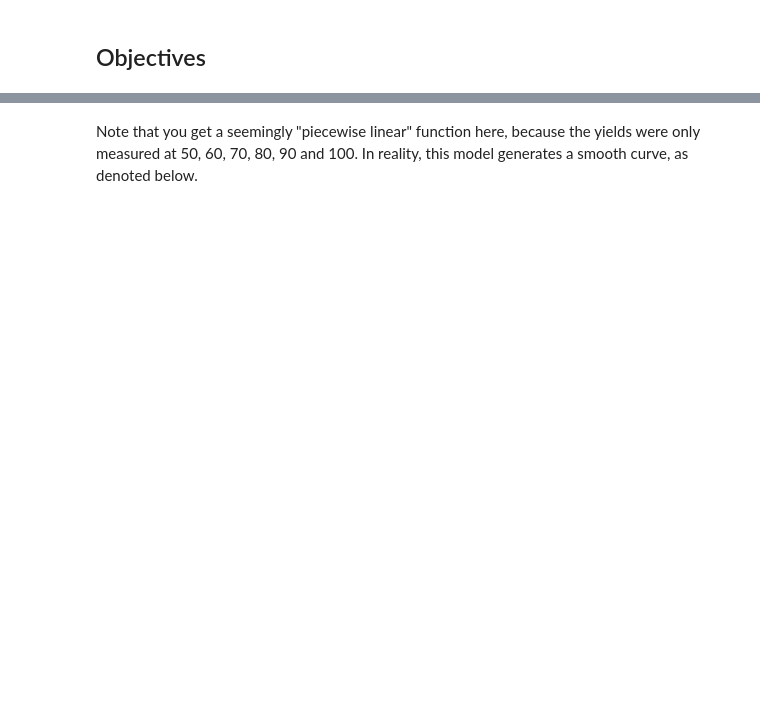
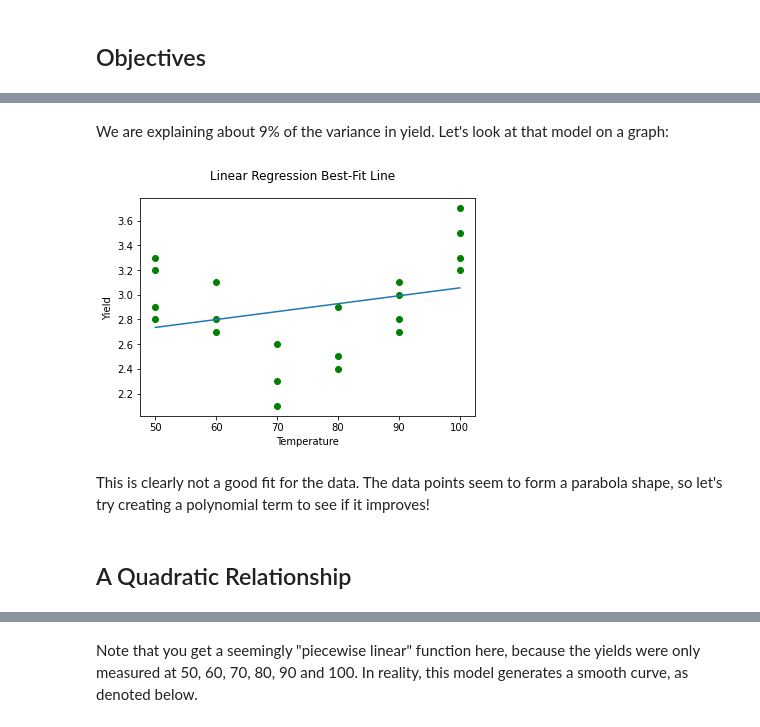
Before and after one commit to learn-co-curriculum/dsc-polynomial-regression-v2-5, a Jupyter notebook: index.ipynb, the cells around one changed output, grey strips where cells are left out. Cells and saved outputs as stored; diff of their text form; code cells hidden in the pictures; blank space fills up the shorter version.

```diff
--- a/index.ipynb
+++ b/index.ipynb
@@ -105,0 +98,3 @@ r2_score(y, reg_q.predict(X))
+# %%
+import statsmodels.api as sm
+linear_results = sm.OLS(y, sm.add_constant(X)).fit()
@@ -105,0 +111,15 @@ r2_score(y, reg_q.predict(X))
+# %% [markdown]
+We are explaining about 9% of the variance in yield. Let's look at that model on a graph:
+# %%
+fig, ax = plt.subplots()
+ax.scatter(X, y, color='green')
+ax.plot(X, linear_results.predict(sm.add_constant(X)))
+ax.set_xlabel('Temperature')
+ax.set_ylabel('Yield')
+fig.suptitle("Linear Regression Best-Fit Line");
+# %% [output]
+[figure, added]
+# %% [markdown]
+This is clearly not a good fit for the data. The data points seem to form a parabola shape, so let's try creating a polynomial term to see if it improves!
+# %% [markdown]
+## A Quadratic Relationship
```
Also changed, not shown: parts of 85 cells of this notebook, 13 other files.
